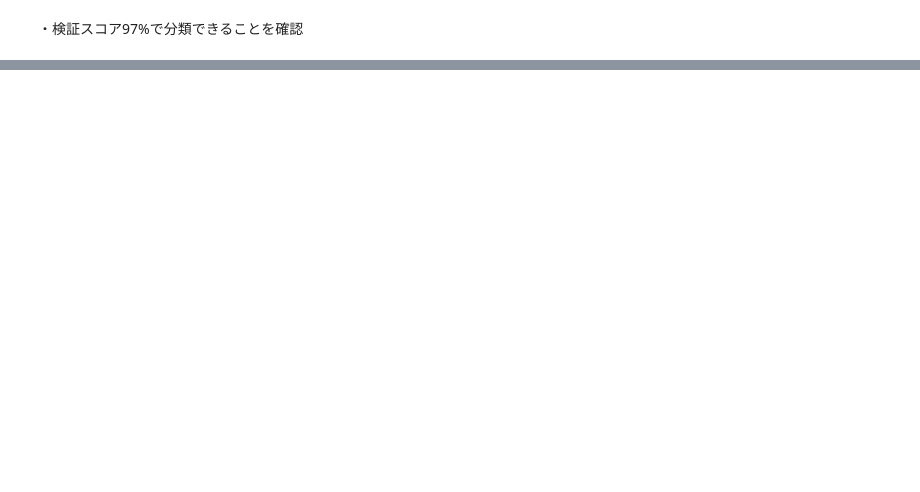
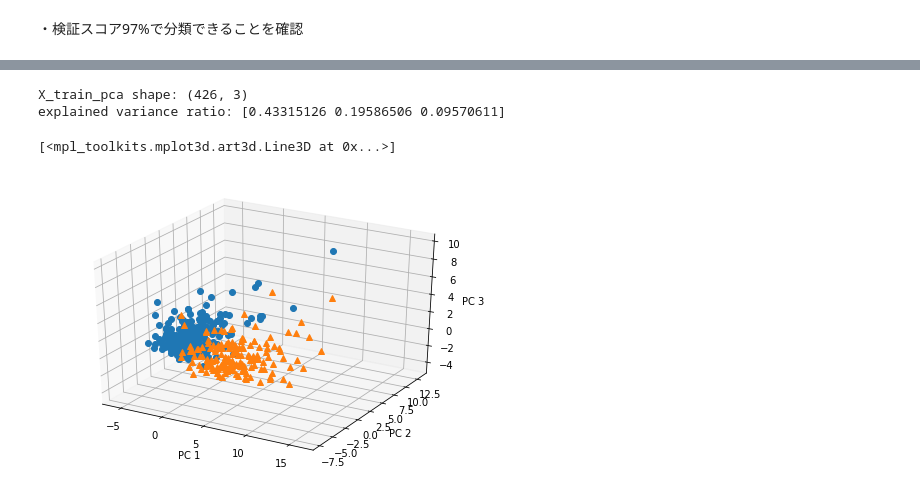
Before and after one commit to thruc/rabbit, a Jupyter notebook: Part1/機械学習/03_主成分分析/skl_pca.ipynb, the cells around one changed output, grey strips where cells are left out. Drawn from its saved outputs; the diff is of its cells as text; code cells hidden in the pictures; blank space fills up the shorter version.

```diff
--- a/Part1/機械学習/03_主成分分析/skl_pca.ipynb
+++ b/Part1/機械学習/03_主成分分析/skl_pca.ipynb
@@ -128,0 +153,34 @@ Text(0, 0.5, 'PC 2')
+# %%
+# PCA
+# 次元数3まで圧縮
+pca = PCA(n_components=3)
+X_train_pca = pca.fit_transform(X_train_scaled)
+print('X_train_pca shape: {}'.format(X_train_pca.shape))
+# X_train_pca shape: (426, 2)
+
+# 寄与率
+print('explained variance ratio: {}'.format(pca.explained_variance_ratio_))
+
+temp = pd.DataFrame(X_train_pca)
+temp['Outcome'] = y_train.values
+b = temp[temp['Outcome'] == 0]
+m = temp[temp['Outcome'] == 1]
+
+
+from mpl_toolkits.mplot3d import Axes3D
+
+#グラフの枠を作っていく
+fig = plt.figure()
+ax = Axes3D(fig)
+
+#軸にラベルを付けたいときは書く
+ax.set_xlabel('PC 1')
+ax.set_ylabel('PC 2')
+ax.set_zlabel('PC 3')
+ax.plot(b[0], b[1],b[2], marker='o',linestyle='None') # 良性は○でマーク
+ax.plot(m[0], m[1],m[2], marker='^',linestyle='None') # 良性は○でマーク
+# %% [output]
+X_train_pca shape: (426, 3)
+explained variance ratio: [0.43315126 0.19586506 0.09570611]
+[<mpl_toolkits.mplot3d.art3d.Line3D at 0x...>]
+[figure, added]
```
Also changed, not shown: parts of 6 cells of this notebook, 2 other files.
